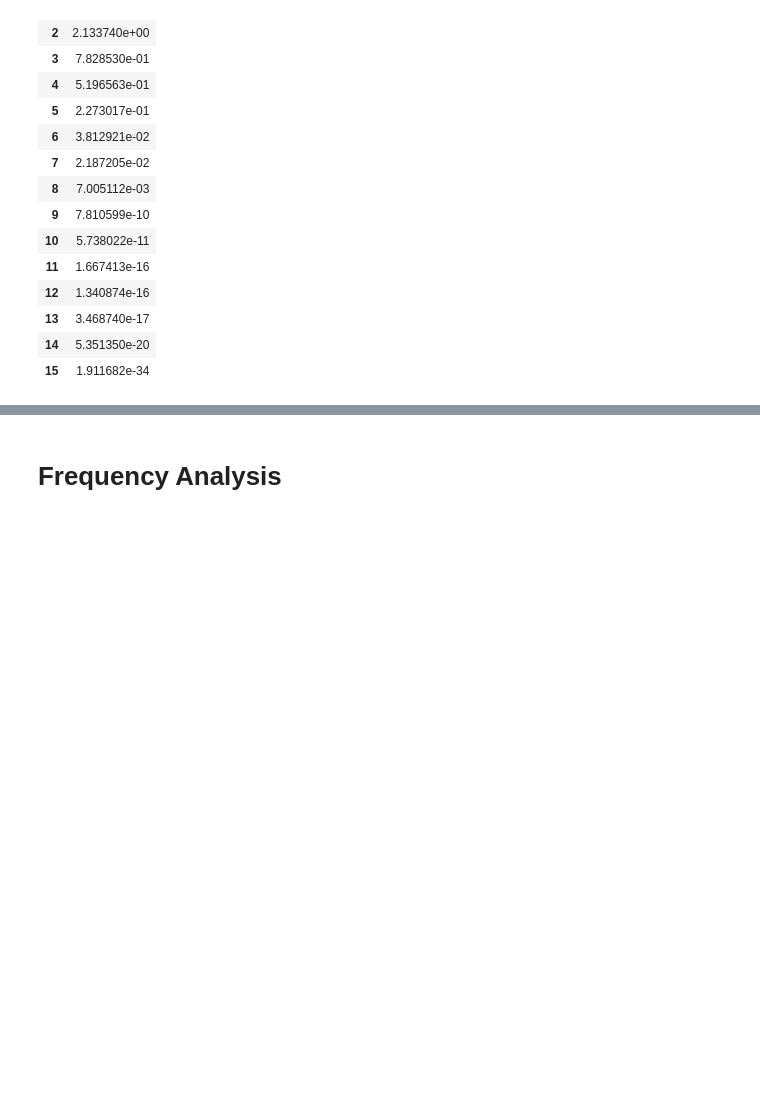
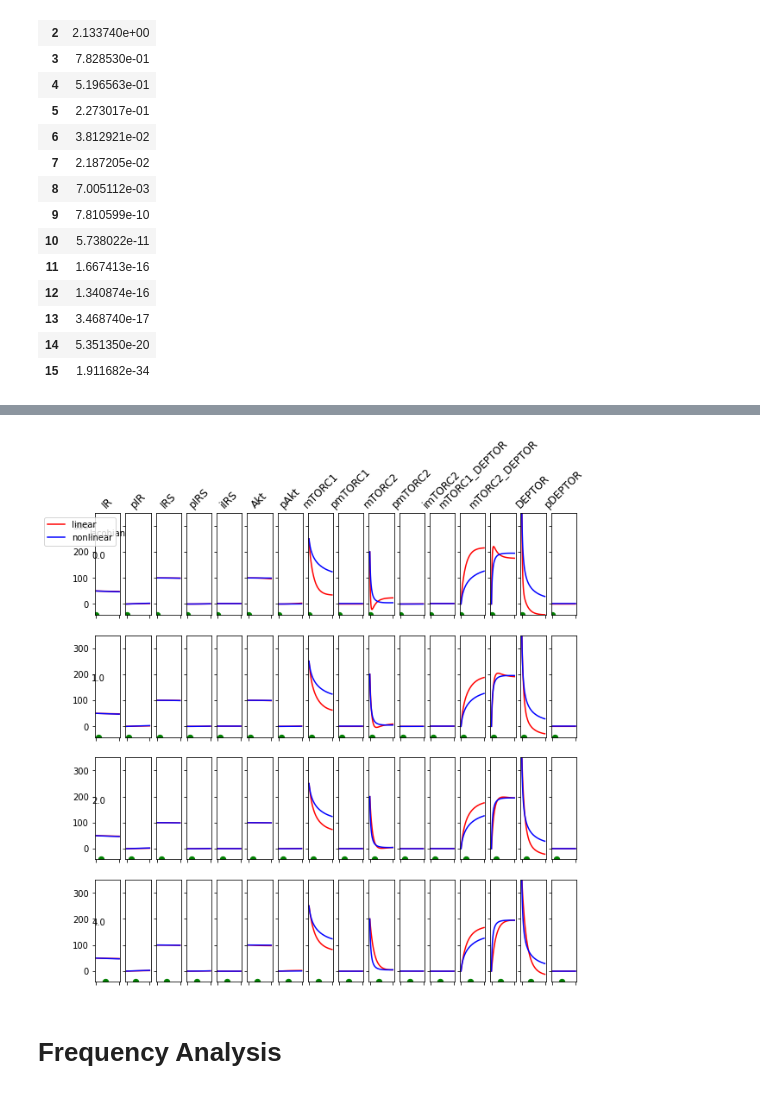
Before and after one commit to ModelEngineering/controlSBML, a Jupyter notebook: notebooks/UsingControlSBML.ipynb, the cells around one changed output, grey strips where cells are left out. Drawn from its saved outputs; the diff is of its cells as text; code cells hidden in the pictures; blank space fills up the shorter version.

```diff
--- a/notebooks/UsingControlSBML.ipynb
+++ b/notebooks/UsingControlSBML.ipynb
@@ -200,3 +192,7 @@ ctlsb.plotTrueModel(end_time=10, legend_crd=(2.5, 1))
+# %%
+ctlsb.plotAccuracy(end_time=10, timepoints=[0, 1, 2, 4])
+# %% [output]
+[figure, added]
 # %% [markdown]
 # Frequency Analysis
 # %%
```
Also changed, not shown: parts of 21 cells of this notebook, 6 other files.
